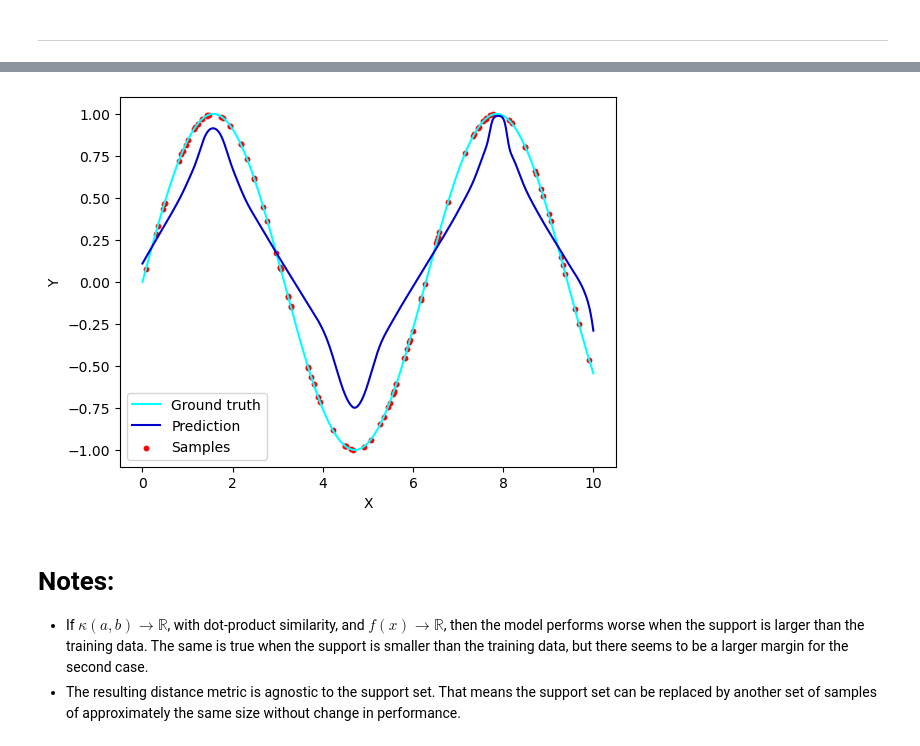
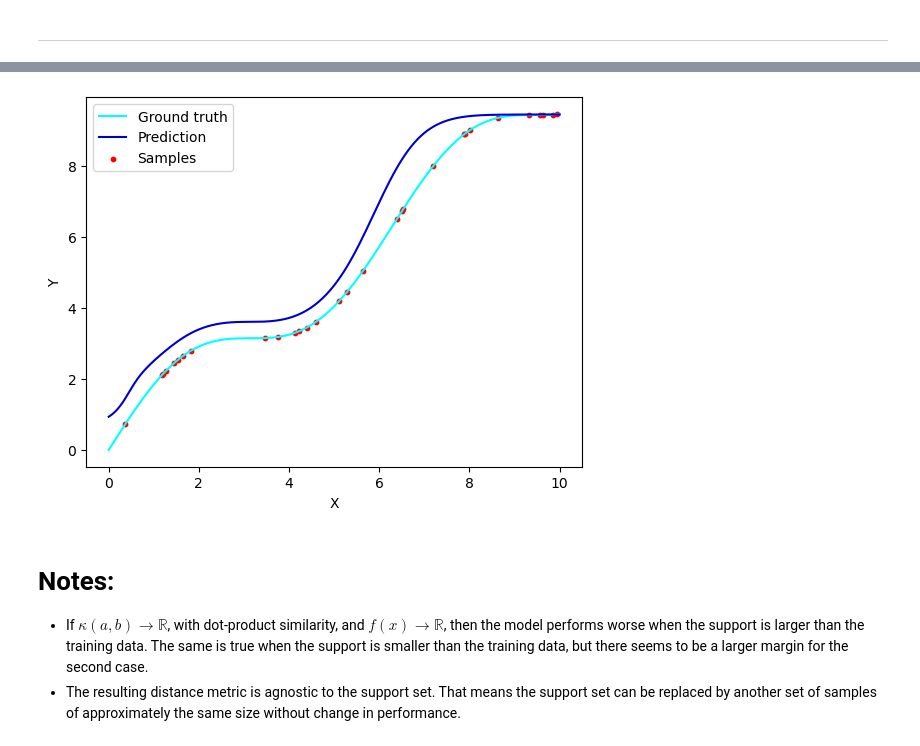
Before and after one commit to DQBO1998/SKNN, a Jupyter notebook: Proof-of-concept.ipynb, the cells around one changed output, grey strips where cells are left out. Cells and saved outputs as stored; diff of their text form; code cells hidden in the pictures.

```diff
--- a/Proof-of-concept.ipynb
+++ b/Proof-of-concept.ipynb
@@ -161,13 +161,13 @@ class DatasetWrapper(Dataset):
 # Domain and function
 x_min = 0.; x_max = 10.; resolution = 1000
 X_domain = th.linspace(x_min, x_max, resolution).view(-1, 1)
-fn = lambda x: th.sin(x)
+fn = lambda x: th.sin(x) + x
 # %% [markdown]
 ### Sample support dataset
 ----
 # %%
 # Support dataset
-X_support, Y_support = generate_data(fn, 100, x_min, x_max)
+X_support, Y_support = generate_data(fn, 30, x_min, x_max)
 # %% [markdown]
 ----
 # %% [markdown]
@@ -195,6 +195,6 @@ soft_nn = SoftNN(encoder, support=(X_support, Y_support), similarity=similarity,
 ----
 # %%
-def bootstrap(model: SoftNN, data, epoch_split, optim, criterion, epochs):
+def optimize(model: SoftNN, data, epoch_split, optim, criterion, epochs):
     X_all, Y_all = data
     for epoch in range(epochs):
         # Split epoch data into support and training.
@@ -217,6 +217,6 @@ def bootstrap(model: SoftNN, data, epoch_split, optim, criterion, epochs):
 ----
 # %%
 soft_nn.train(mode=True)
-bootstrap(soft_nn, (X_training, Y_training), 0.5, Rprop(encoder.parameters()), F.mse_loss, 1000)
+optimize(soft_nn, (X_training, Y_training), 0.5, Rprop(encoder.parameters()), F.mse_loss, 1000)
 soft_nn.train(mode=False);
 # %% [output]
@@ -225,8 +225,8 @@ Epoch [1000], Loss: 0.000005
 ----
 # %%
 # Select dataset to use as support.
-#X_data, Y_data = (X_support, Y_support)
-X_data, Y_data = (X_training, Y_training)
+X_data, Y_data = (X_support, Y_support)
+#X_data, Y_data = (X_training, Y_training)
 soft_nn.support = (X_data, Y_data)
 # Sample ground truth.
 X = th.linspace(x_min, x_max, resolution).view(-1, 1)
@@ -247,4 +247,4 @@ Loss: 0.062408
-[figure, old version]
+[figure, new version]
 # %% [markdown]
 # Notes:
 
```
Also changed, not shown: parts of 5 cells of this notebook.
